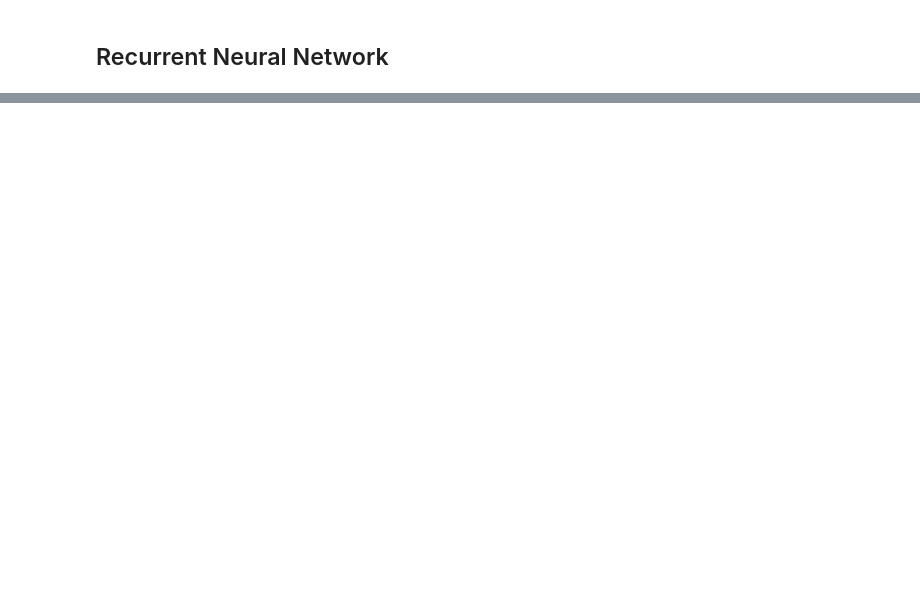
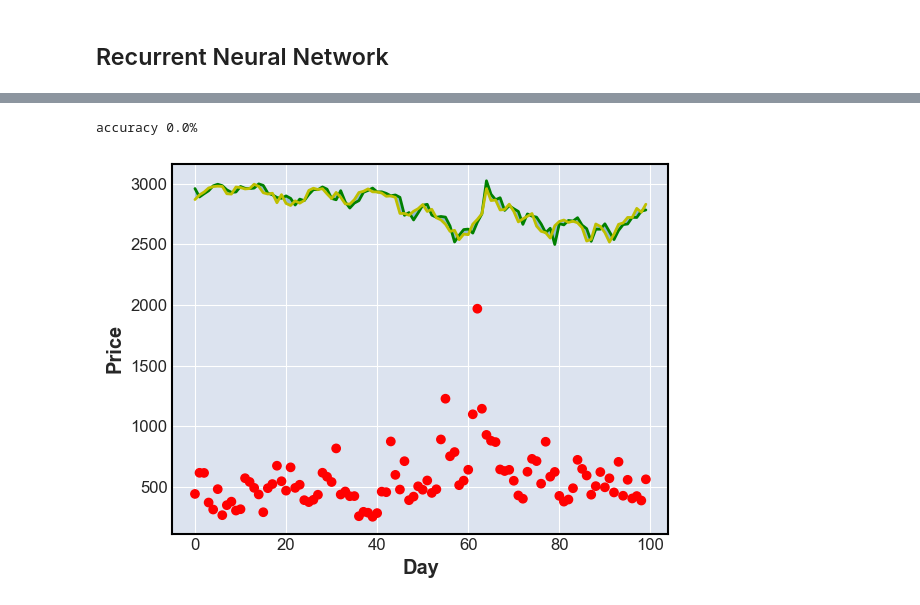
Before and after one commit to marcosmartinezfco/Proyecto-Fin-Grado-61IW, a Jupyter notebook: predictionModule/lstm.ipynb, the cells around one changed output, grey strips where cells are left out. Drawn from its saved outputs; the diff is of its cells as text; code cells hidden in the pictures; blank space fills up the shorter version.

```diff
--- a/predictionModule/lstm.ipynb
+++ b/predictionModule/lstm.ipynb
@@ -299,0 +331,16 @@ ax.legend()
+# %%
+def evaluation_lstm(predictions, actual):
+    aux = [True if actual[x][0] <= predictions[x] <= actual[x][1] or actual[x][1] <= predictions[x] <= actual[x][0] else False for x in range(len(predictions))]
+    print(f'accuracy {(aux.count(True)/len(aux))*100}%')
+    fig, ax = plt.subplots()
+    ax.fill_between(range(len(predictions)), [x[0] for x in actual], [x[1] for x in actual], alpha=0.4)
+    ax.plot(range(len(predictions)), [x[0] for x in actual], color='g')
+    ax.plot(range(len(predictions)), [x[1] for x in actual], color='y')
+    ax.scatter(range(len(predictions)), predictions, c=np.array([[0., 0., 1.] if actual[i][0] <= predictions[i] <= actual[i][1] or actual[i][1] <= predictions[i] <= actual[i][0] else [1., 0., 0.] for i in range(len(predictions))]))
+    ax.set_xlabel('Day')
+    ax.set_ylabel('Price')
+    fig.show()
+evaluation_lstm(results, y_test)
+# %% [output]
+accuracy 0.0%
+[figure, added]
```
Also changed, not shown: parts of 13 cells of this notebook, 6 other files.
